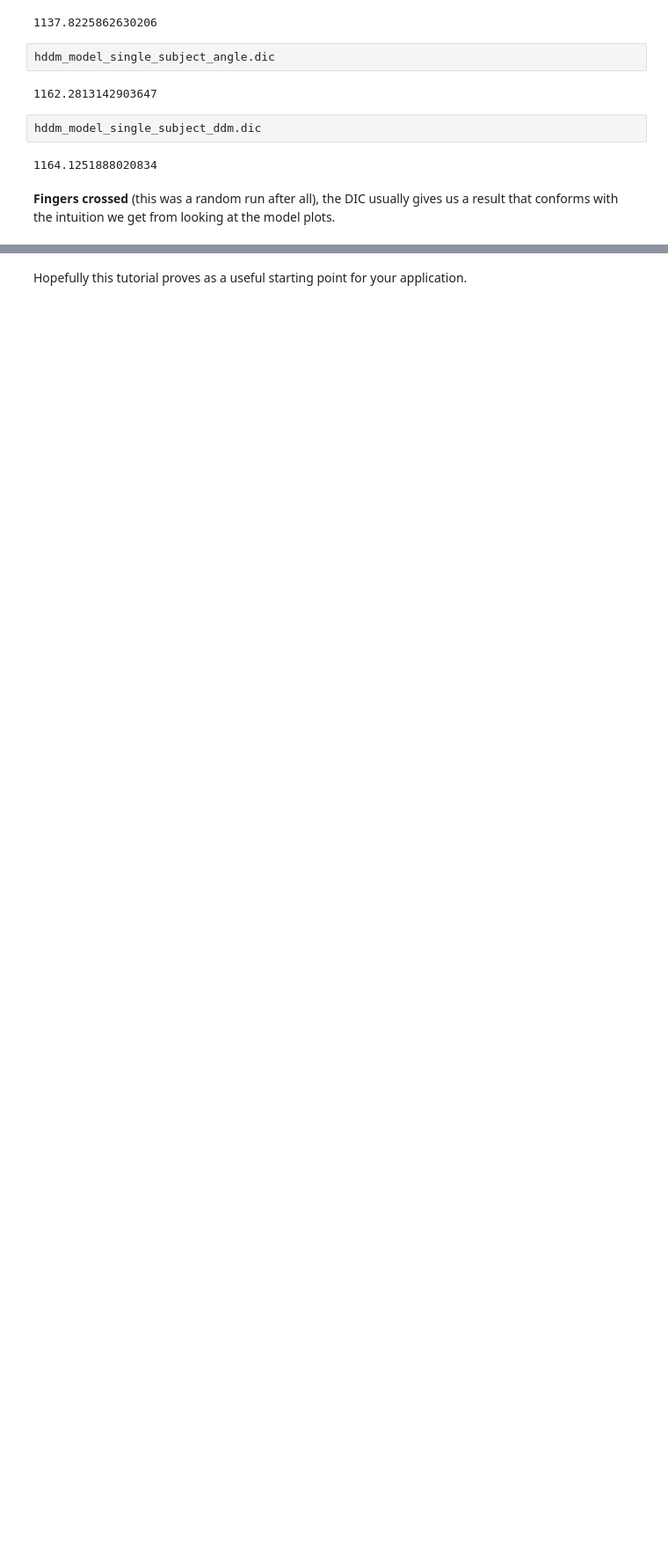
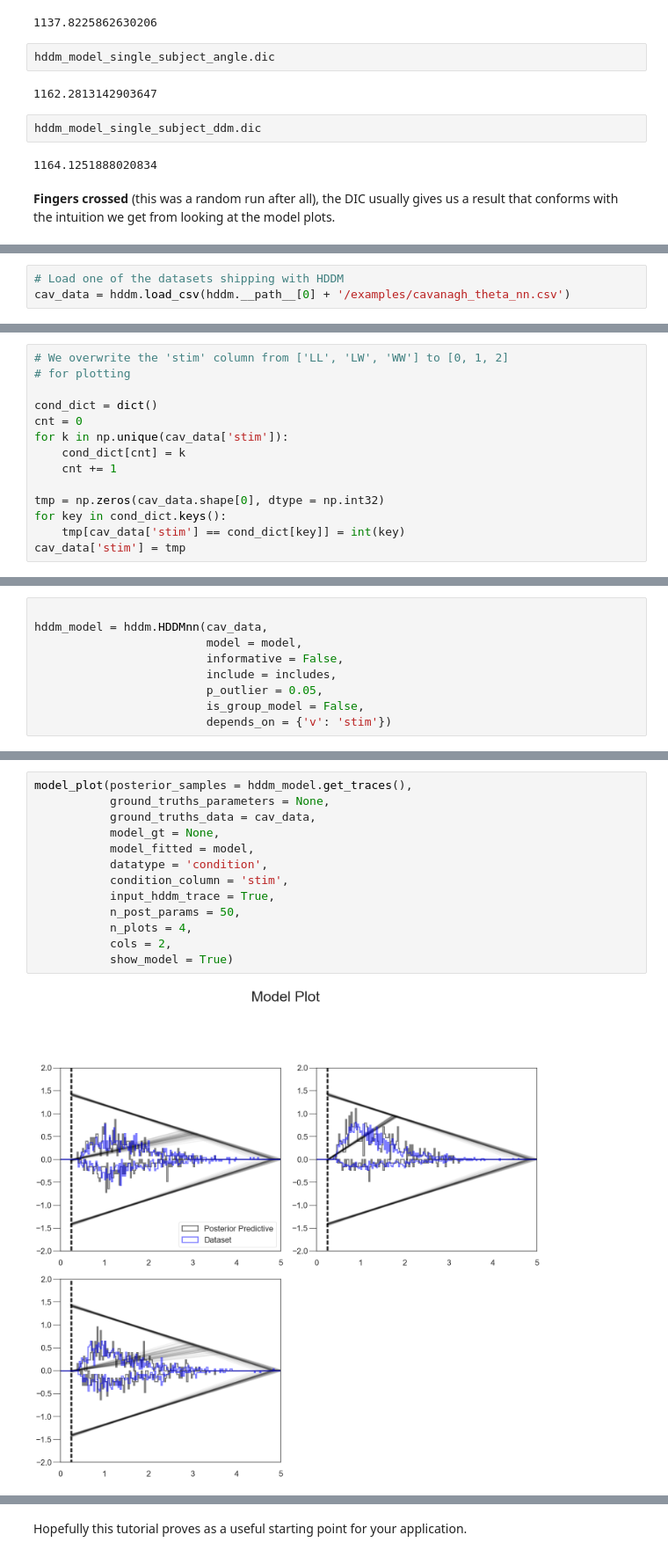
Before and after one commit to AlexanderFengler/hddmnn_tutorial, a Jupyter notebook: hddmnn_tutorial.ipynb, the cells around one changed output, grey strips where cells are left out. Shown at 88% size. Saved outputs shown, nothing was run; the diff lists cells and outputs as text; blank space fills up the shorter version.

```diff
--- a/hddmnn_tutorial.ipynb
+++ b/hddmnn_tutorial.ipynb
@@ -980,0 +986,3 @@ hddm_model_single_subject_ddm.dic
+# %%
+# Load one of the datasets shipping with HDDM
+cav_data = hddm.load_csv(hddm.__path__[0] + '/examples/cavanagh_theta_nn.csv')
@@ -980,0 +1005,14 @@ hddm_model_single_subject_ddm.dic
+# %%
+# We overwrite the 'stim' column from ['LL', 'LW', 'WW'] to [0, 1, 2]
+# for plotting
+
+cond_dict = dict()
+cnt = 0
+for k in np.unique(cav_data['stim']):
+    cond_dict[cnt] = k
+    cnt += 1
+
+tmp = np.zeros(cav_data.shape[0], dtype = np.int32)
+for key in cond_dict.keys():
+    tmp[cav_data['stim'] == cond_dict[key]] = int(key)
+cav_data['stim'] = tmp
@@ -980,0 +1037,9 @@ hddm_model_single_subject_ddm.dic
+# %%
+
+hddm_model = hddm.HDDMnn(cav_data,
+                         model = model,
+                         informative = False,
+                         include = includes,
+                         p_outlier = 0.05,
+                         is_group_model = False,
+                         depends_on = {'v': 'stim'})
@@ -980,0 +1066,15 @@ hddm_model_single_subject_ddm.dic
+# %%
+model_plot(posterior_samples = hddm_model.get_traces(),
+           ground_truths_parameters = None,
+           ground_truths_data = cav_data,
+           model_gt = None,
+           model_fitted = model,
+           datatype = 'condition',
+           condition_column = 'stim',
+           input_hddm_trace = True,
+           n_post_params = 50,
+           n_plots = 4,
+           cols = 2,
+           show_model = True)
+# %% [output]
+[figure, added]
```
Also changed, not shown: parts of 33 cells of this notebook, 4 other files.
